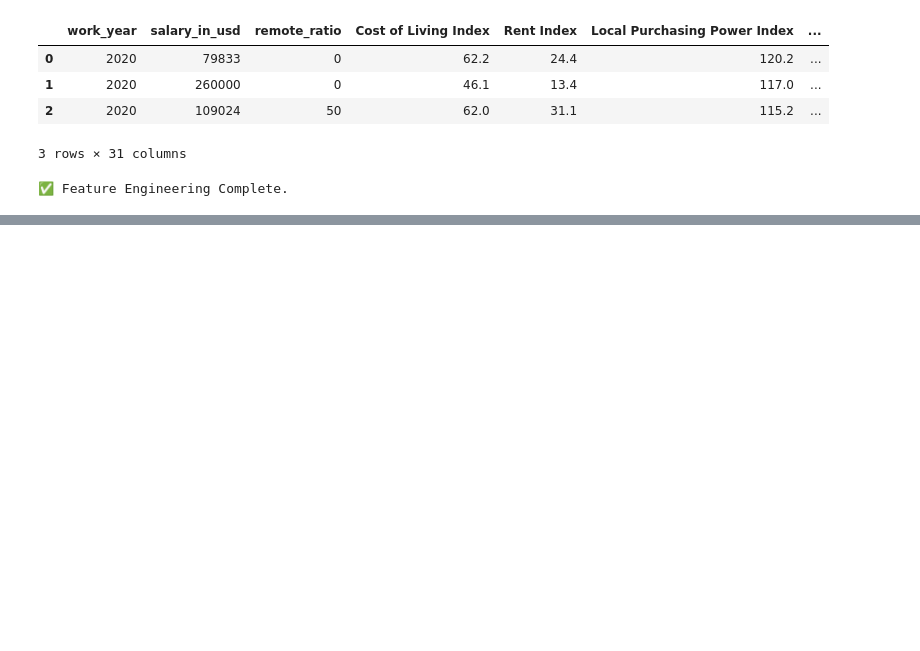
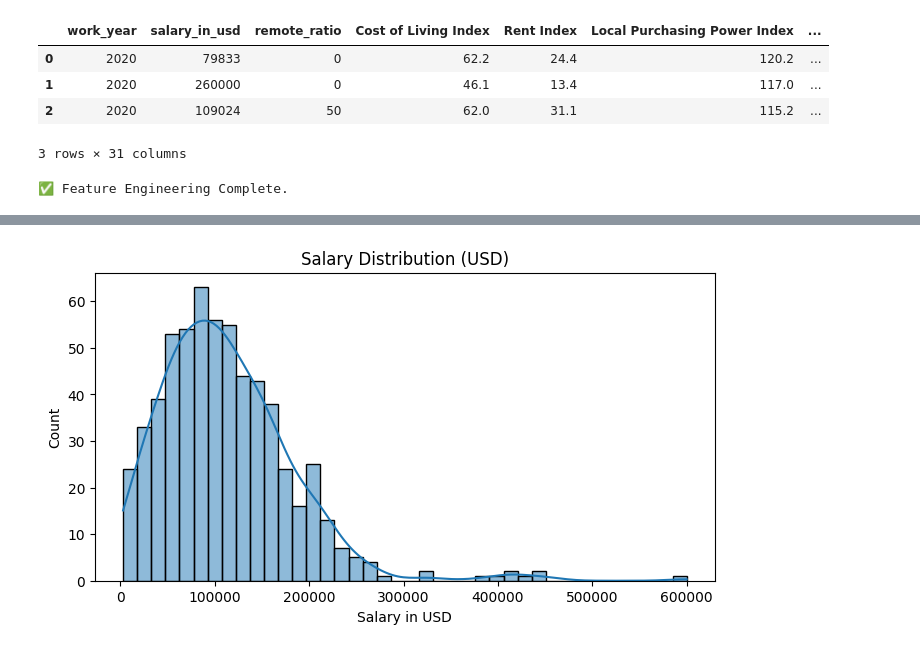
Before and after one commit to Uman-66/ai-driven-salary-analysis, a Jupyter notebook: notebooks/01_data_loading_and_overview.ipynb, the cells around one changed output, grey strips where cells are left out. Cells and saved outputs as stored; diff of their text form; code cells hidden in the pictures; blank space fills up the shorter version.

```diff
--- a/notebooks/01_data_loading_and_overview.ipynb
+++ b/notebooks/01_data_loading_and_overview.ipynb
@@ -451,3 +452,6 @@ df_final.to_csv("../data/processed/model_ready_salary_data.csv", index=False)
 print("✅ Feature Engineering Complete.")
 # %% [output]
 ✅ Feature Engineering Complete.
+# %%
+df = pd.read_csv("../data/processed/engineered_salary_data.csv")
+df.head()
@@ -453,0 +478,12 @@ print("✅ Feature Engineering Complete.")
+# %%
+remote_map = {0: 'On-site', 50: 'Hybrid', 100: 'Fully Remote'}
+df['remote_type'] = df['remote_ratio'].map(remote_map)
+# %%
+plt.figure(figsize=(8,4))
+sns.histplot(df['salary_in_usd'], bins=40, kde=True)
+plt.title("Salary Distribution (USD)")
+plt.xlabel("Salary in USD")
+plt.savefig("../reports/visuals/salary Distribution.png", bbox_inches='tight')
+plt.show()
+# %% [output]
+[figure, added]
```
Also changed, not shown: parts of 10 cells of this notebook, 8 other files.
